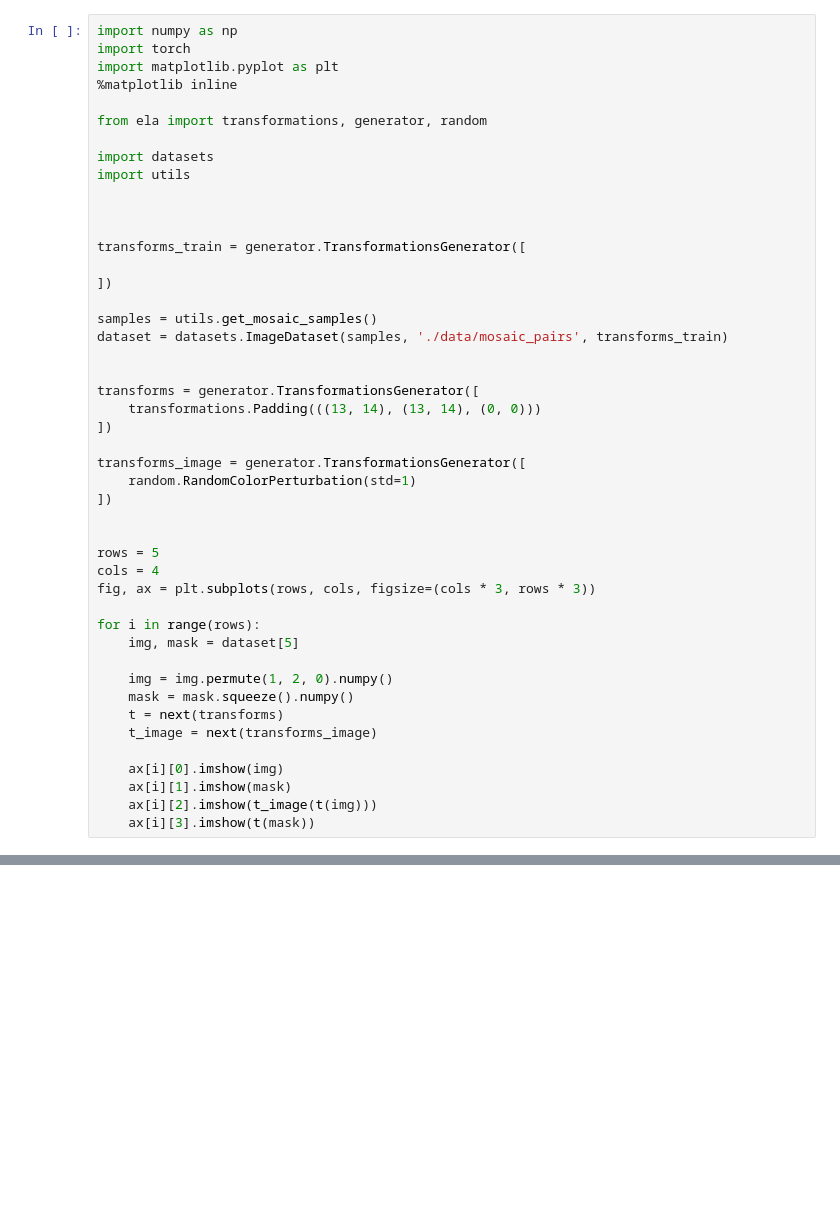
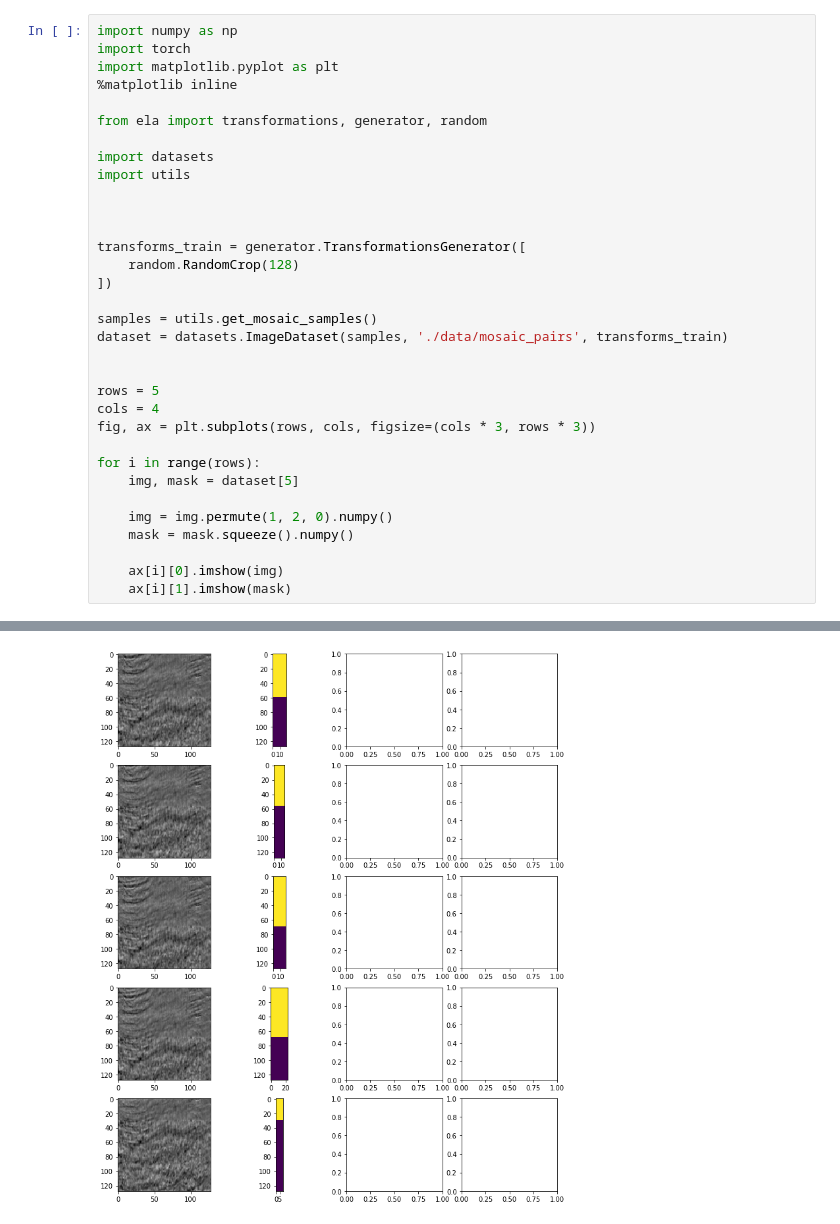
Before and after one commit to mctigger/KaggleSalt, a Jupyter notebook: transforms-mosaic.ipynb, the cells around one changed output, grey strips where cells are left out. Cells and saved outputs as stored; diff of their text form; blank space fills up the shorter version.

```diff
--- a/transforms-mosaic.ipynb
+++ b/transforms-mosaic.ipynb
@@ -12,20 +12,11 @@ import utils
 
 
 transforms_train = generator.TransformationsGenerator([
-
+    random.RandomCrop(128)
 ])
 
 samples = utils.get_mosaic_samples()
 dataset = datasets.ImageDataset(samples, './data/mosaic_pairs', transforms_train)
-
-
-transforms = generator.TransformationsGenerator([
-    transformations.Padding(((13, 14), (13, 14), (0, 0)))
-])
-
-transforms_image = generator.TransformationsGenerator([
-    random.RandomColorPerturbation(std=1)
-])
 
 
 rows = 5
@@ -37,11 +28,7 @@ for i in range(rows):
 
     img = img.permute(1, 2, 0).numpy()
     mask = mask.squeeze().numpy()
-    t = next(transforms)
-    t_image = next(transforms_image)
 
     ax[i][0].imshow(img)
     ax[i][1].imshow(mask)
-    ax[i][2].imshow(t_image(t(img)))
-    ax[i][3].imshow(t(mask))
 # %% [output]
@@ -48,0 +55 @@ ImportError: cannot import name 'transformations'
+[figure, added]
```
Also changed, not shown: parts of 1 cell of this notebook, 2 other files.
